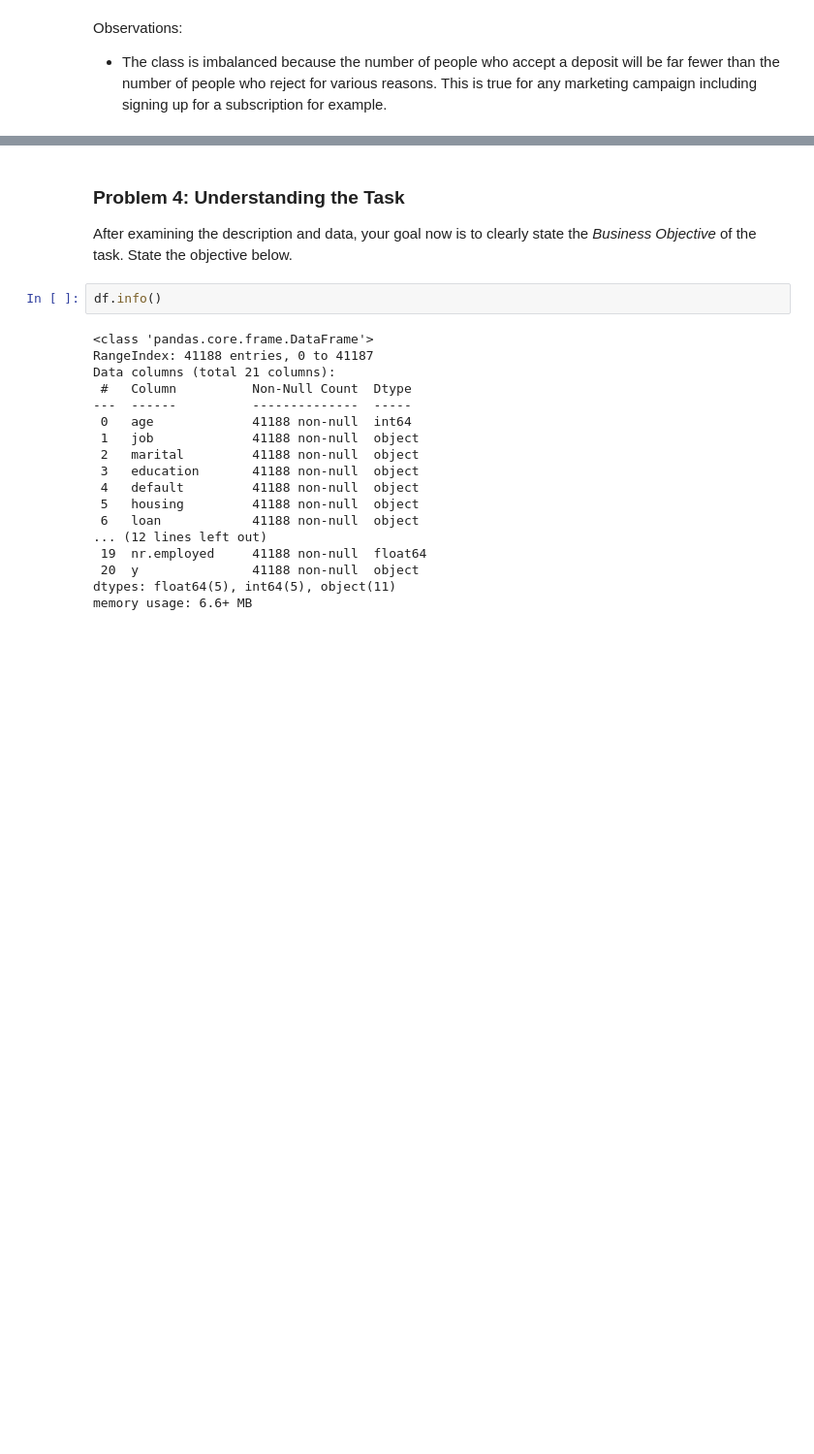
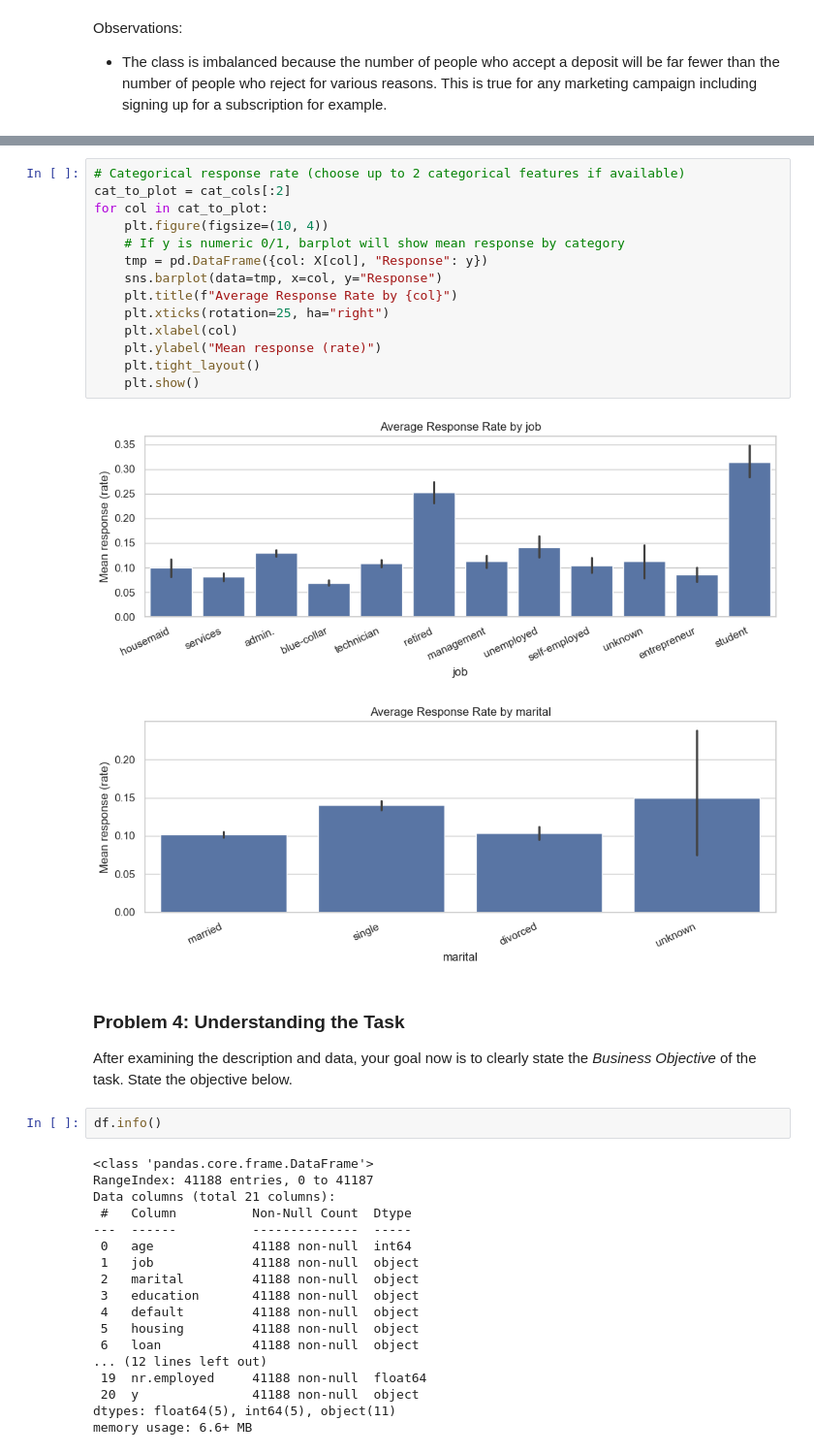
Before and after one commit to skavoori/practical-application-3, a Jupyter notebook: prompt_III.ipynb, the cells around one changed output, grey strips where cells are left out. Shown at 97% size. Drawn from its saved outputs; the diff is of its cells as text; blank space fills up the shorter version.

```diff
--- a/prompt_III.ipynb
+++ b/prompt_III.ipynb
@@ -128,3 +194,20 @@ Correlated Features
+# %%
+# Categorical response rate (choose up to 2 categorical features if available)
+cat_to_plot = cat_cols[:2]
+for col in cat_to_plot:
+    plt.figure(figsize=(10, 4))
+    # If y is numeric 0/1, barplot will show mean response by category
+    tmp = pd.DataFrame({col: X[col], "Response": y})
+    sns.barplot(data=tmp, x=col, y="Response")
+    plt.title(f"Average Response Rate by {col}")
+    plt.xticks(rotation=25, ha="right")
+    plt.xlabel(col)
+    plt.ylabel("Mean response (rate)")
+    plt.tight_layout()
+    plt.show()
+# %% [output]
+[figure, added]
+[figure, added]
 # %% [markdown]
 ### Problem 4: Understanding the Task
 
```
Also changed, not shown: parts of 24 cells of this notebook.
